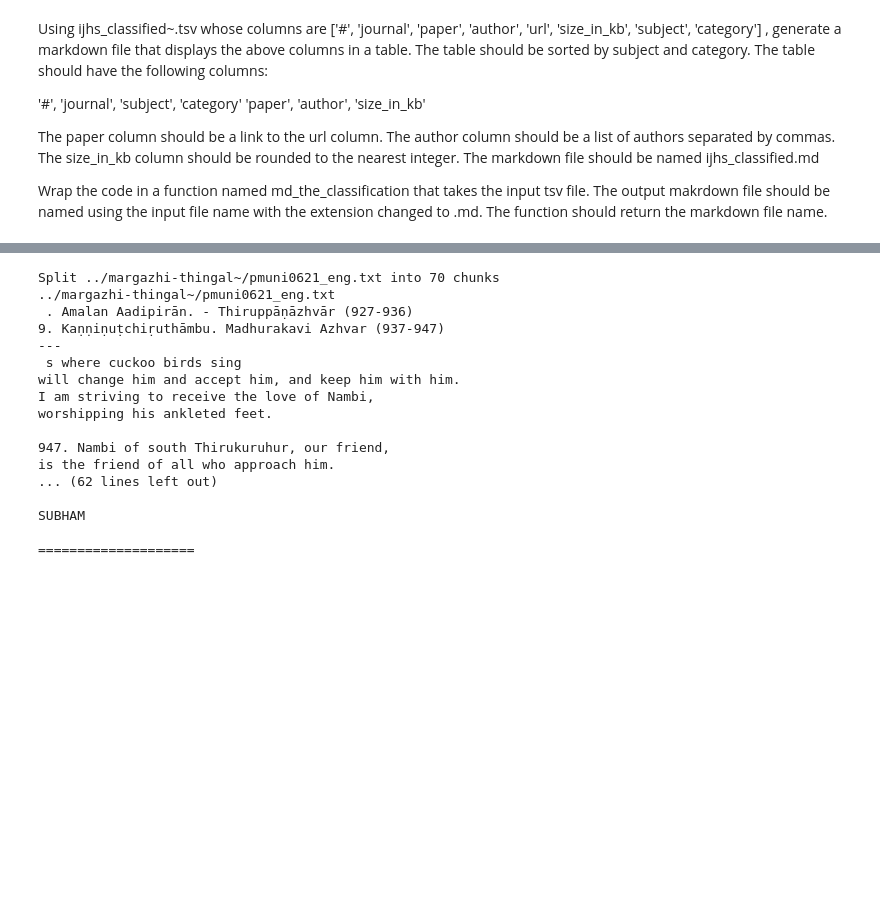
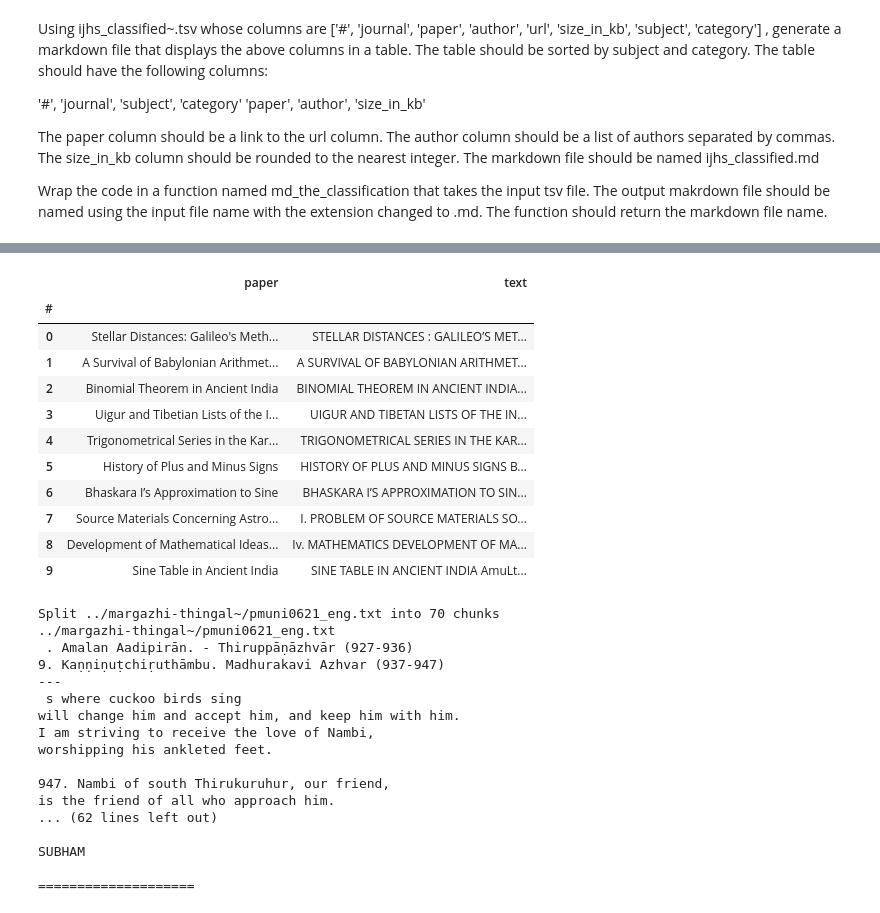
Before and after one commit to suchakr/cahc-utils, a Jupyter notebook: scrape/ijhs-classifier.ipynb, the cells around one changed output, grey strips where cells are left out. Saved outputs shown, nothing was run; the diff lists cells and outputs as text; code cells hidden in the pictures; blank space fills up the shorter version.

```diff
--- a/scrape/ijhs-classifier.ipynb
+++ b/scrape/ijhs-classifier.ipynb
@@ -19,3 +19,8 @@ from google.generativeai.types import RequestOptions
 from google.api_core import retry
 
 from dotenv import load_dotenv ; load_dotenv() ;
+# %%
+genai.configure(api_key=GOOGLE_API_KEY)
+for model in genai.list_models():
+    if "createTunedModel" in model.supported_generation_methods:
+        print(model.name)
@@ -1034,3 +1188,18 @@ Extracting text from /Users/sunder/projects/cahcblr.github.io/assets/ijhs/IJHS_5
+# %%
+astro_textified[['paper', 'text']].head(10).style
+# %% [output]
+|  | paper | text |
+| # |  |  |
+| 0 | Stellar Distances: Galileo's Meth... | STELLAR DISTANCES : GALILEO’S MET... |
+| 1 | A Survival of Babylonian Arithmet... | A SURVIVAL OF BABYLONIAN ARITHMET... |
+| 2 | Binomial Theorem in Ancient India | BINOMIAL THEOREM IN ANCIENT INDIA... |
+| 3 | Uigur and Tibetian Lists of the I... | UIGUR AND TIBETAN LISTS OF THE IN... |
+| 4 | Trigonometrical Series in the Kar... | TRIGONOMETRICAL SERIES IN THE KAR... |
+| 5 | History of Plus and Minus Signs | HISTORY OF PLUS AND MINUS SIGNS B... |
+| 6 | Bhaskara I’s Approximation to Sine | BHASKARA I’S APPROXIMATION TO SIN... |
+| 7 | Source Materials Concerning Astro... | I. PROBLEM OF SOURCE MATERIALS SO... |
+| 8 | Development of Mathematical Ideas... | Iv. MATHEMATICS DEVELOPMENT OF MA... |
+| 9 | Sine Table in Ancient India | SINE TABLE IN ANCIENT INDIA AmuLt... |
 # %%
 from fpdf import FPDF
 # suppress warnings
```
Also changed, not shown: parts of 3 cells of this notebook, 6 other files.
